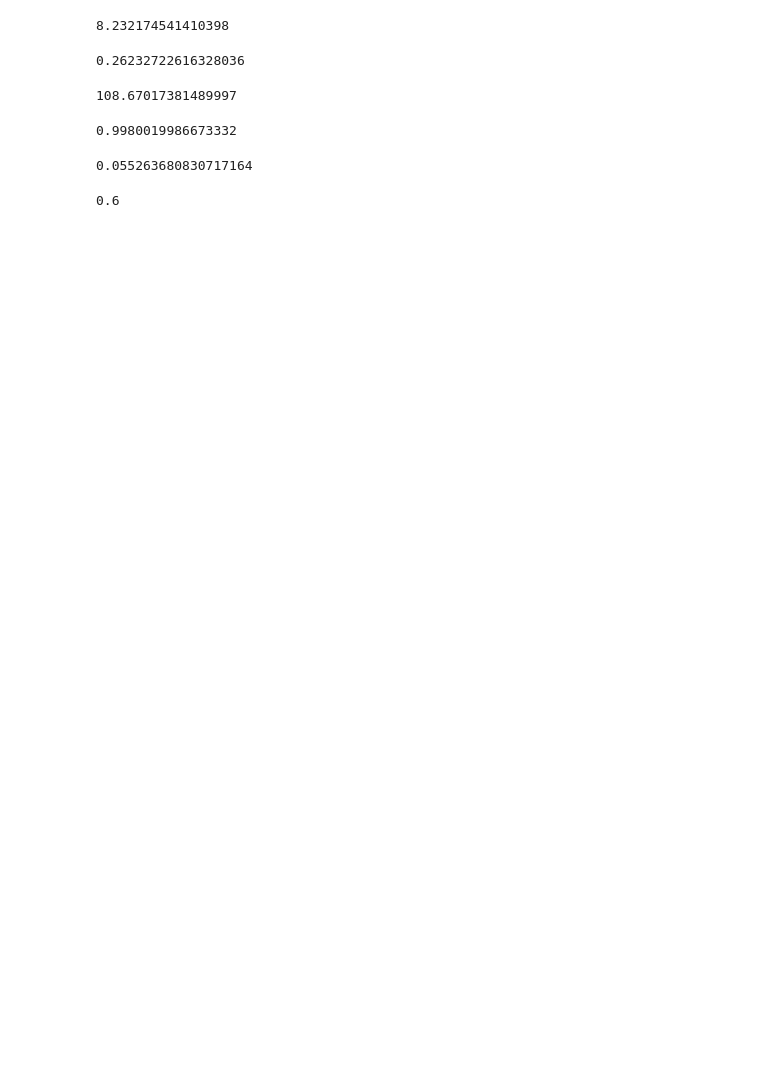
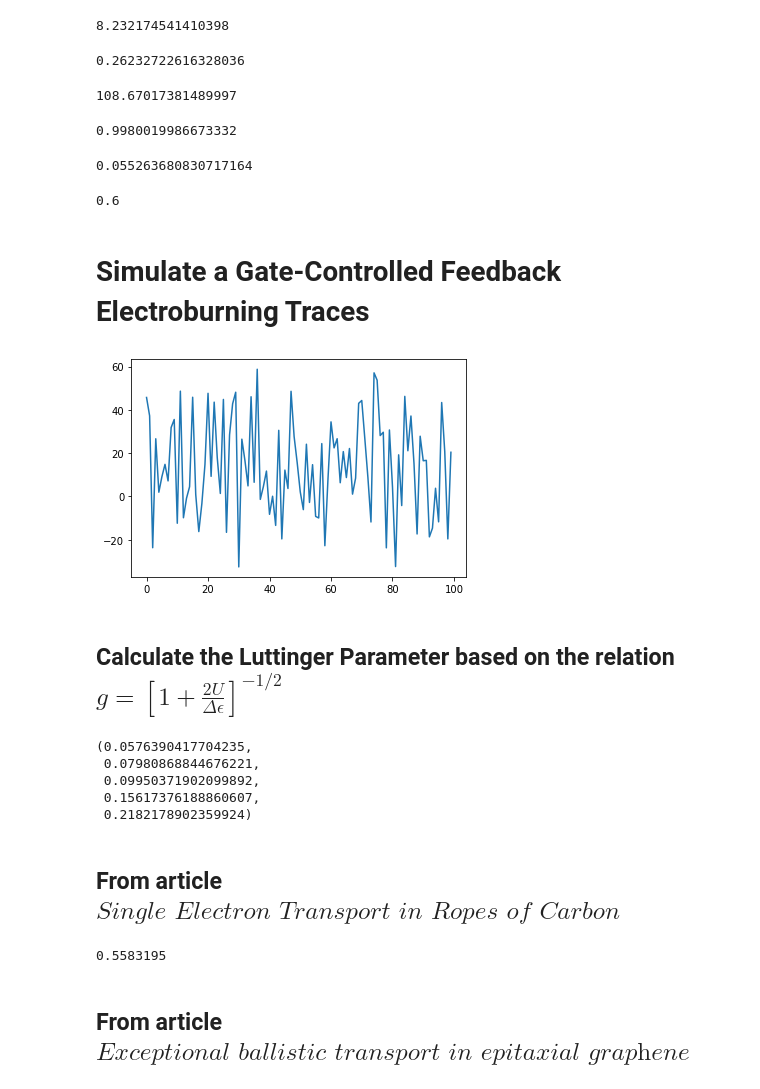
Before and after one commit to AlessandroLodi/DPhil-Thesis-Oxford, a Jupyter notebook: chapter_fabrication/figures/plotting_fabrication.ipynb, the cells around one changed output. Saved outputs shown, nothing was run; the diff lists cells and outputs as text; code cells hidden in the pictures; blank space fills up the shorter version.

Commit message:
added images for TLL, derivation of power-law model. Added gate-controlled feedback electroburning

```diff
--- a/chapter_fabrication/figures/plotting_fabrication.ipynb
+++ b/chapter_fabrication/figures/plotting_fabrication.ipynb
@@ -425,3 +425,56 @@ P_poisson(3, 0.95)
 3/5
 # %% [output]
 0.6
+# %% [markdown]
+# Simulate a Gate-Controlled Feedback Electroburning Traces
+# %%
+import numpy as np
+import matplotlib.pyplot as plt
+
+random_number1 =np.random.randint(0,200,1)
+random_number2=np.random.normal(10,20,100)
+random_number=np.concatenate((random_number1,random_number2))
+np.random.shuffle(random_number2)
+plt.plot(random_number2)
+plt.savefig('C:/Users/albus/Desktop/projects/thesis/Latex templates/OxThesis-master/chapter_fabrication/figures/purely_random.svg')
+# %% [output]
+[figure, added]
+# %% [markdown]
+## Calculate the Luttinger Parameter based on the relation $g = [1 + \frac{2U}{\Delta\epsilon}]^{-1/2}$
+# %%
+g = lambda U,D: (1+2*U/D) ** (-1/2)
+g(0.150, 0.001), g(0.156, 0.002), g(0.100, 0.002), g(0.100, 0.005), g(0.100, 0.010)
+# %% [output]
+(0.0576390417704235,
+ 0.07980868844676221,
+ 0.09950371902099892,
+ 0.15617376188860607,
+ 0.2182178902359924)
+# %% [markdown]
+## From article $\textit{Single Electron Transport in Ropes of Carbon Nanotubes}$
+# %%
+import math
+
+# Define Constants
+l_tube = 200 # nm
+l_gnr  = 30 # nm
+h = 4.1357e-15 # eV/s
+vf_tube = 8.1e5 # m/s
+c_star = 1e6 # m/s
+kb = 8.62e-5
+hbar = h/(2*math.pi)
+
+# Define Lambda Functions
+avg_level_spacing = lambda L: 500 /L # meV
+level_spacing_tube = lambda L: h*vf_tube/(2*L)
+energy_spectrum_gnr = lambda n,m,W,L: hbar * c_star * math.sqrt((n*math.pi/W)**2+(m*math.pi/L)**2)
+charging_energy   = lambda L: 1400 /L # meV
+
+# A bit of Testing with the numbers reported on the paper
+charging_energy(l_tube), avg_level_spacing(l_tube)
+charging_energy(l_gnr), avg_level_spacing(l_gnr)
+level_spacing_tube(3e-6)*1e3
+# %% [output]
+0.5583195
+# %% [markdown]
+## From article $\textit{Exceptional ballistic transport in epitaxial graphene nanoribbons}$
```
Also changed, not shown: parts of 6 cells of this notebook, 24 other files.
